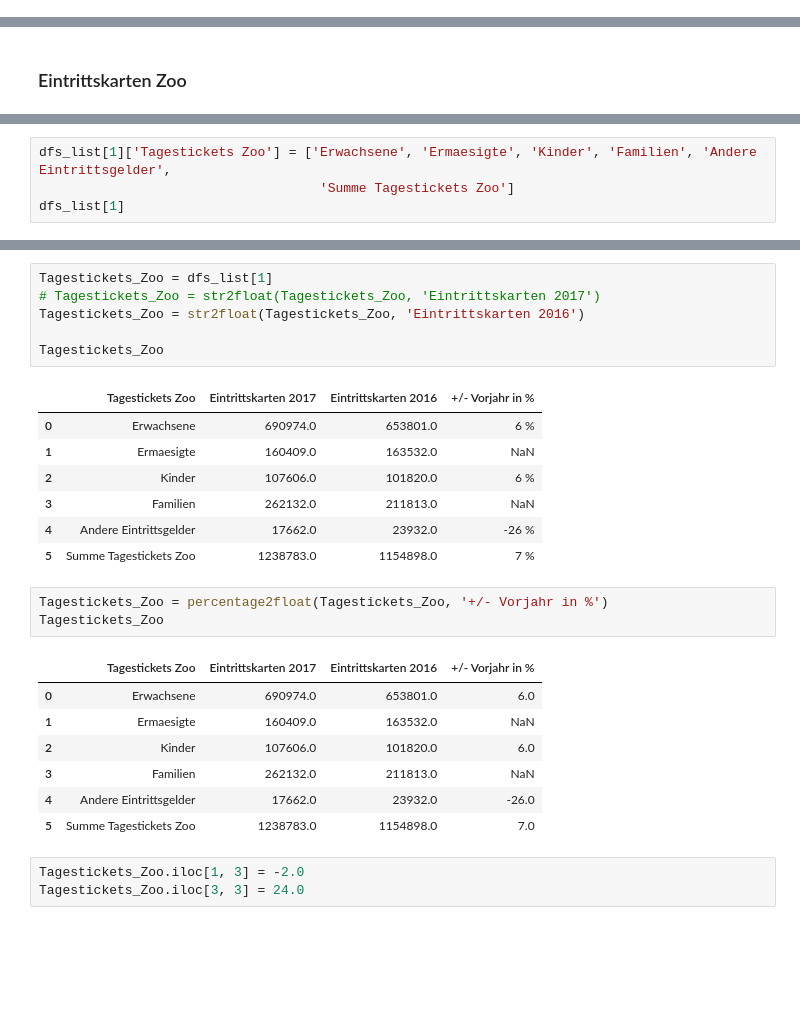
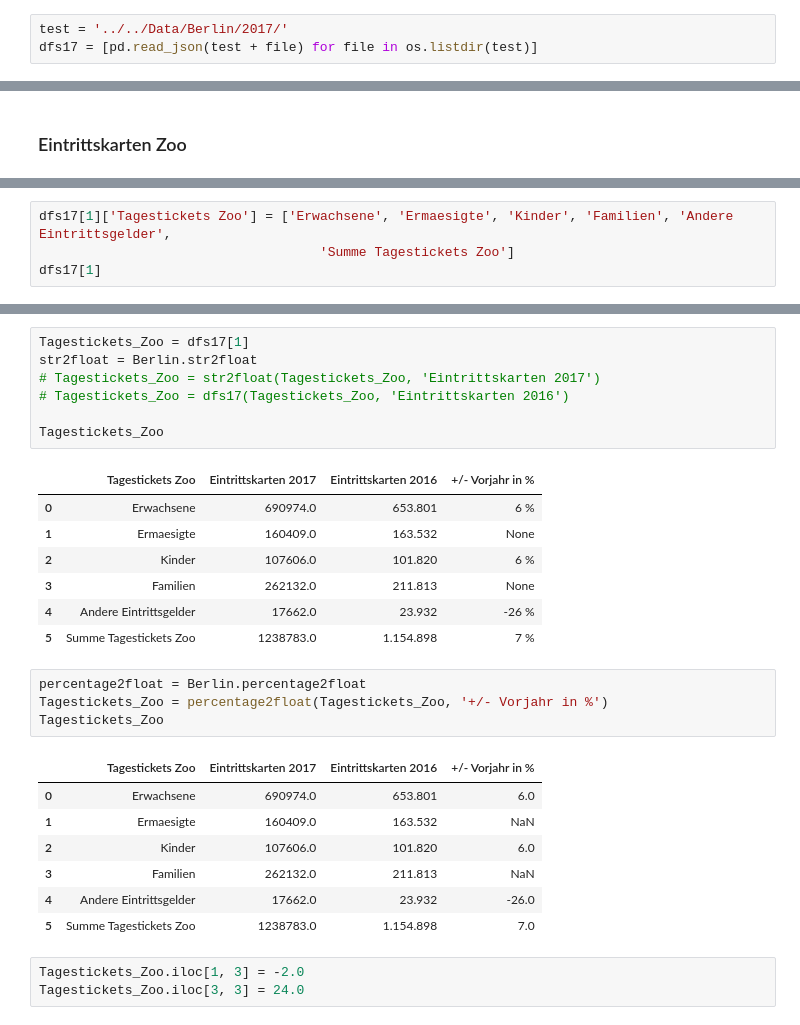
Before and after one commit to Ben-physics-dotcom/VdZ_aDataScienceProject, a Jupyter notebook: Data_Cleaning/berlin/2017.ipynb, the cells around one changed output, grey strips where cells are left out. Drawn from its saved outputs; the diff is of its cells as text; blank space fills up the shorter version.

```diff
--- a/Data_Cleaning/berlin/2017.ipynb
+++ b/Data_Cleaning/berlin/2017.ipynb
@@ -35,0 +26,3 @@ dfs_list[13]
+# %%
+test = '../../Data/Berlin/2017/'
+dfs17 = [pd.read_json(test + file) for file in os.listdir(test)]
@@ -50,8 +73,8 @@ dfs_list[1]
 | 4 | Andere Eintrittsgelder | 17.662 | 23.932 | -26 % |
 | 5 | Summe Tagestickets Zoo | 1.238.783 | 1.154.898 | 7 % |
 # %%
-dfs_list[1]['Tagestickets Zoo'] = ['Erwachsene', 'Ermaesigte', 'Kinder', 'Familien', 'Andere Eintrittsgelder',
+dfs17[1]['Tagestickets Zoo'] = ['Erwachsene', 'Ermaesigte', 'Kinder', 'Familien', 'Andere Eintrittsgelder',
                                     'Summe Tagestickets Zoo']
-dfs_list[1]
+dfs17[1]
 # %% [output]
 |  | Tagestickets Zoo | Eintrittskarten 2017 | Eintrittskarten 2016 | +/- Vorjahr in % |
@@ -64,28 +87,30 @@ dfs_list[1]
 # %%
-Tagestickets_Zoo = dfs_list[1]
+Tagestickets_Zoo = dfs17[1]
+str2float = Berlin.str2float
 # Tagestickets_Zoo = str2float(Tagestickets_Zoo, 'Eintrittskarten 2017')
-Tagestickets_Zoo = str2float(Tagestickets_Zoo, 'Eintrittskarten 2016')
+# Tagestickets_Zoo = dfs17(Tagestickets_Zoo, 'Eintrittskarten 2016')
 
 Tagestickets_Zoo
 # %% [output]
 |  | Tagestickets Zoo | Eintrittskarten 2017 | Eintrittskarten 2016 | +/- Vorjahr in % |
-| 0 | Erwachsene | 690974.0 | 653801.0 | 6 % |
-| 1 | Ermaesigte | 160409.0 | 163532.0 | NaN |
-| 2 | Kinder | 107606.0 | 101820.0 | 6 % |
-| 3 | Familien | 262132.0 | 211813.0 | NaN |
-| 4 | Andere Eintrittsgelder | 17662.0 | 23932.0 | -26 % |
-| 5 | Summe Tagestickets Zoo | 1238783.0 | 1154898.0 | 7 % |
+| 0 | Erwachsene | 690974.0 | 653.801 | 6 % |
+| 1 | Ermaesigte | 160409.0 | 163.532 | None |
+| 2 | Kinder | 107606.0 | 101.820 | 6 % |
+| 3 | Familien | 262132.0 | 211.813 | None |
+| 4 | Andere Eintrittsgelder | 17662.0 | 23.932 | -26 % |
+| 5 | Summe Tagestickets Zoo | 1238783.0 | 1.154.898 | 7 % |
 # %%
+percentage2float = Berlin.percentage2float
 Tagestickets_Zoo = percentage2float(Tagestickets_Zoo, '+/- Vorjahr in %')
 Tagestickets_Zoo
 # %% [output]
 |  | Tagestickets Zoo | Eintrittskarten 2017 | Eintrittskarten 2016 | +/- Vorjahr in % |
-| 0 | Erwachsene | 690974.0 | 653801.0 | 6.0 |
-| 1 | Ermaesigte | 160409.0 | 163532.0 | NaN |
-| 2 | Kinder | 107606.0 | 101820.0 | 6.0 |
-| 3 | Familien | 262132.0 | 211813.0 | NaN |
-| 4 | Andere Eintrittsgelder | 17662.0 | 23932.0 | -26.0 |
-| 5 | Summe Tagestickets Zoo | 1238783.0 | 1154898.0 | 7.0 |
+| 0 | Erwachsene | 690974.0 | 653.801 | 6.0 |
+| 1 | Ermaesigte | 160409.0 | 163.532 | NaN |
+| 2 | Kinder | 107606.0 | 101.820 | 6.0 |
+| 3 | Familien | 262132.0 | 211.813 | NaN |
+| 4 | Andere Eintrittsgelder | 17662.0 | 23.932 | -26.0 |
+| 5 | Summe Tagestickets Zoo | 1238783.0 | 1.154.898 | 7.0 |
 # %%
 Tagestickets_Zoo.iloc[1, 3] = -2.0
 Tagestickets_Zoo.iloc[3, 3] = 24.0
```
Also changed, not shown: parts of 17 cells of this notebook.
